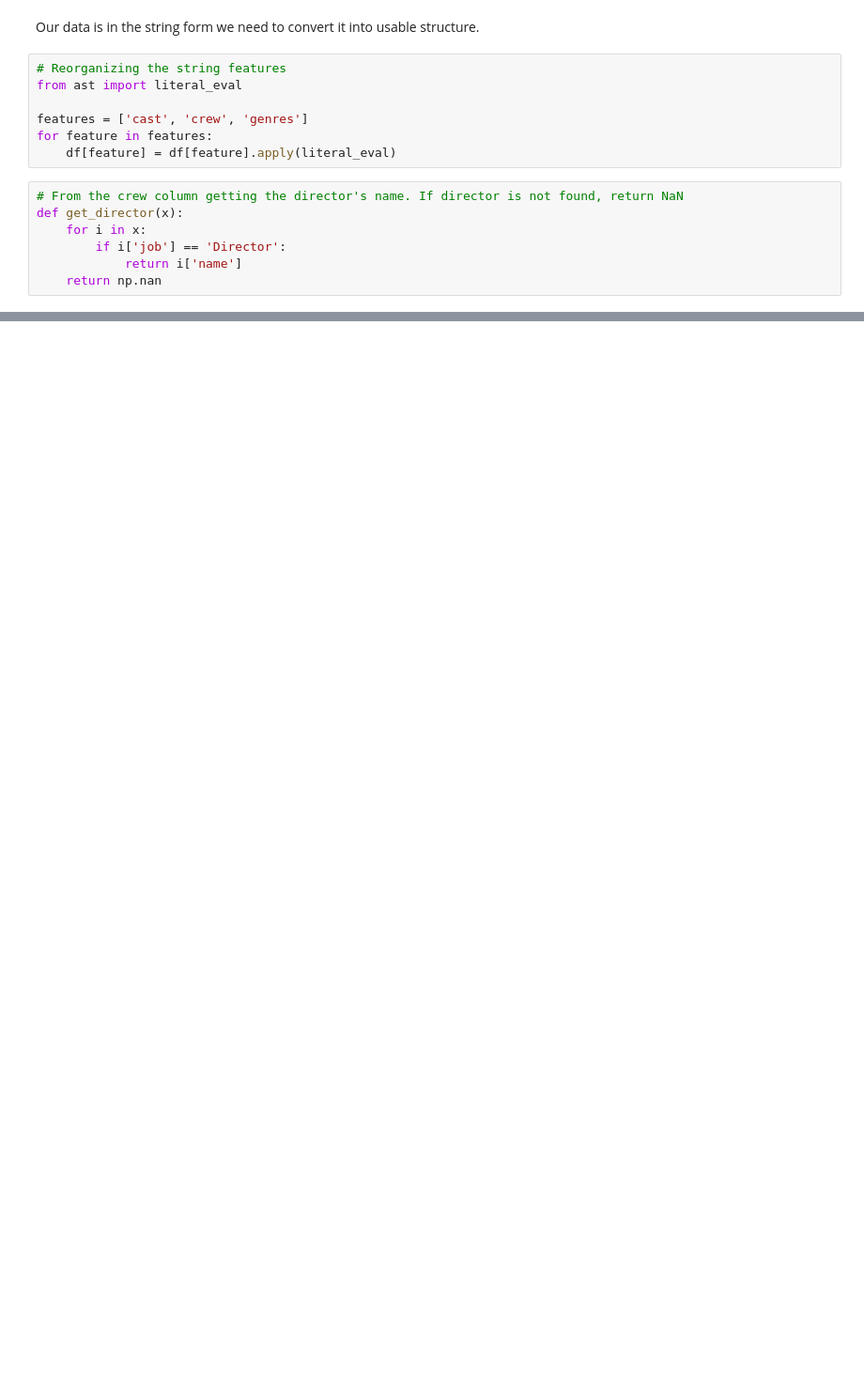
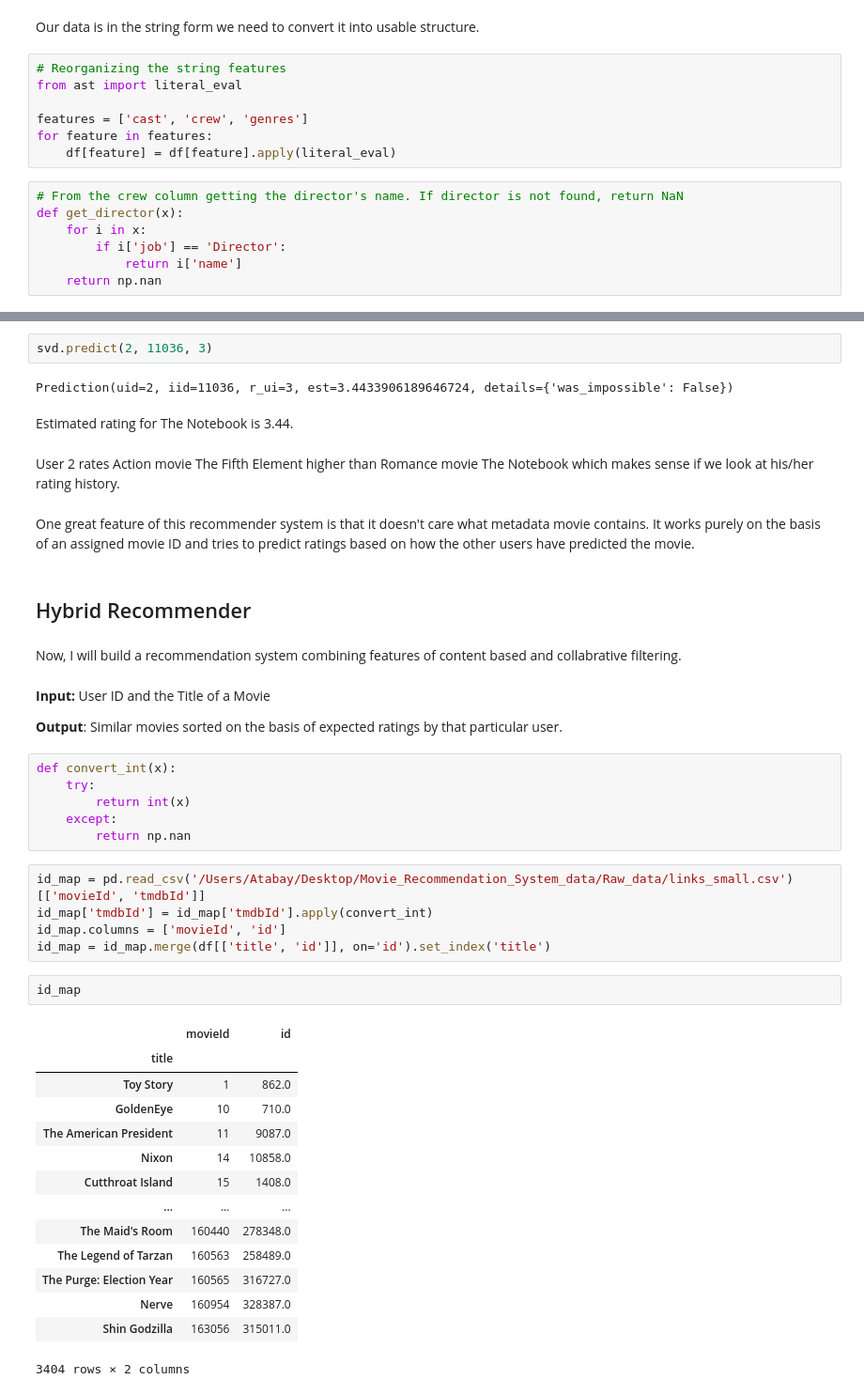
Before and after one commit to aliatabay1/Movie_Recommendation_System, a Jupyter notebook: Pre-processing and Modeling.ipynb, the cells around one changed output, grey strips where cells are left out. Shown: that part at 94% size. Saved outputs shown, nothing was run; the diff lists cells and outputs as text; blank space fills up the shorter version.

```diff
--- a/Pre-processing and Modeling.ipynb
+++ b/Pre-processing and Modeling.ipynb
@@ -404,0 +434,46 @@ NameError: name 'svd' is not defined
+# %%
+svd.predict(2, 11036, 3)
+# %% [output]
+Prediction(uid=2, iid=11036, r_ui=3, est=3.4433906189646724, details={'was_impossible': False})
+# %% [markdown]
+Estimated rating for The Notebook is 3.44.
+# %% [markdown]
+User 2 rates Action movie The Fifth Element higher than Romance movie The Notebook which makes sense if we look at his/her rating history.
+# %% [markdown]
+One great feature of this recommender system is that it doesn't care what metadata movie contains. It works purely on the basis of an assigned movie ID and tries to predict ratings based on how the other users have predicted the movie.
+# %% [markdown]
+## Hybrid Recommender
+# %% [markdown]
+Now, I will build a recommendation system combining features of content based and collabrative filtering.
+# %% [markdown]
+<b>Input:</b> User ID and the Title of a Movie
+
+<b>Output</b>: Similar movies sorted on the basis of expected ratings by that particular user.
+# %%
+def convert_int(x):
+    try:
+        return int(x)
+    except:
+        return np.nan
+# %%
+id_map = pd.read_csv('/Users/Atabay/Desktop/Movie_Recommendation_System_data/Raw_data/links_small.csv')[['movieId', 'tmdbId']]
+id_map['tmdbId'] = id_map['tmdbId'].apply(convert_int)
+id_map.columns = ['movieId', 'id']
+id_map = id_map.merge(df[['title', 'id']], on='id').set_index('title')
+# %%
+id_map
+# %% [output]
+|  | movieId | id |
+| title |  |  |
+| Toy Story | 1 | 862.0 |
+| GoldenEye | 10 | 710.0 |
+| The American President | 11 | 9087.0 |
+| Nixon | 14 | 10858.0 |
+| Cutthroat Island | 15 | 1408.0 |
+| ... | ... | ... |
+| The Maid's Room | 160440 | 278348.0 |
+| The Legend of Tarzan | 160563 | 258489.0 |
+| The Purge: Election Year | 160565 | 316727.0 |
+| Nerve | 160954 | 328387.0 |
+| Shin Godzilla | 163056 | 315011.0 |
+3404 rows × 2 columns
```
Also changed, not shown: parts of 74 cells of this notebook.
